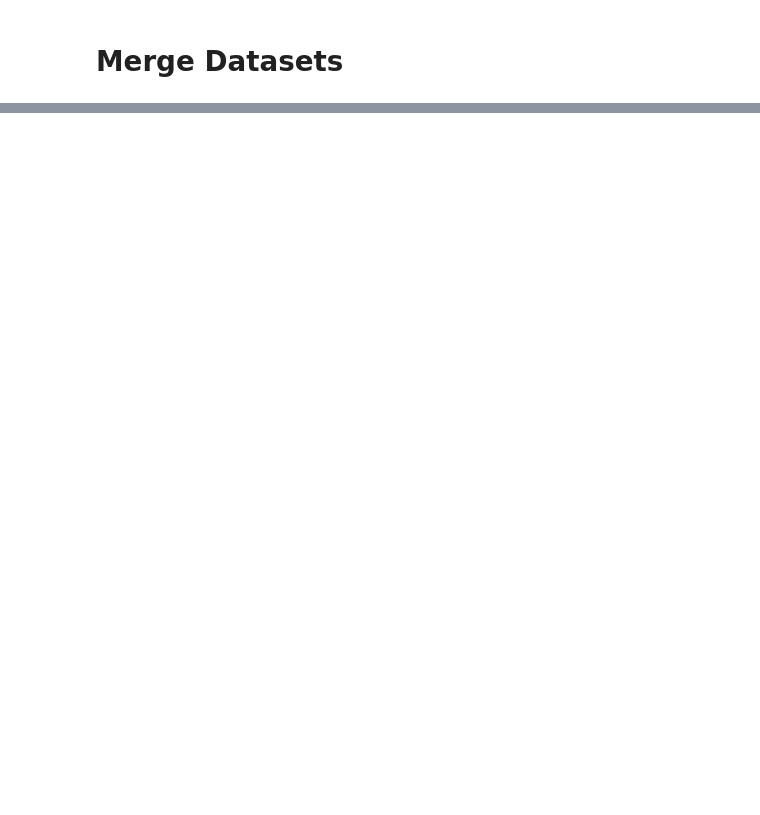
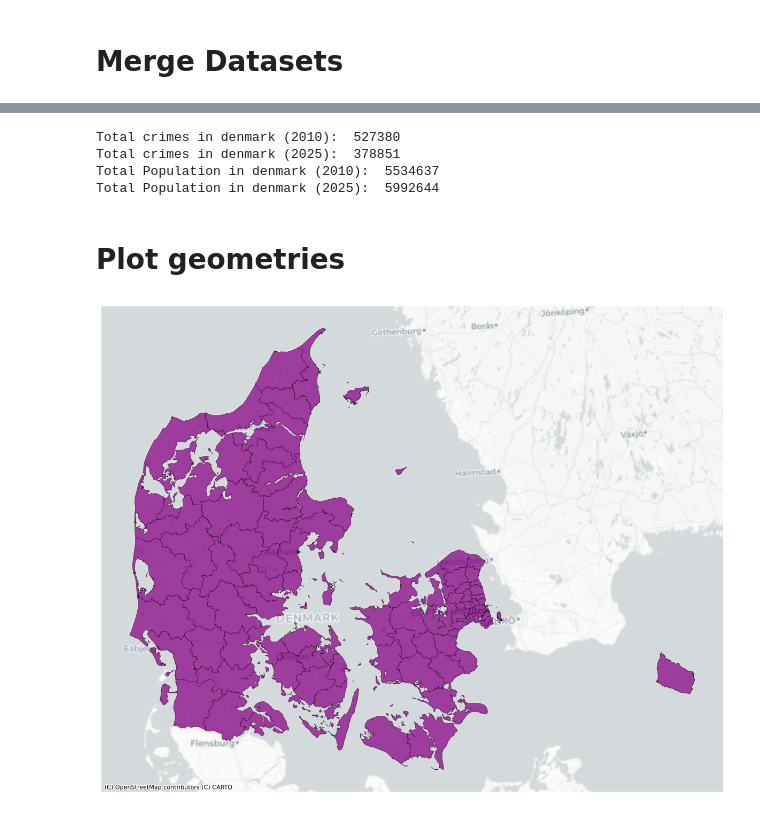
Before and after one commit to Geospatial-data-science-project/Spatial-autocorrelation-on-crime-rates-of-denmark, a Jupyter notebook: geospatial-analysis.ipynb, the cells around one changed output, grey strips where cells are left out. Saved outputs shown, nothing was run; the diff lists cells and outputs as text; code cells hidden in the pictures; blank space fills up the shorter version.

```diff
--- a/geospatial-analysis.ipynb
+++ b/geospatial-analysis.ipynb
@@ -161 +282,23 @@ gdf.shape
+# %%
+print("Total crimes in denmark (2010): ", gdf[gdf['year'] == 2010]['totalCrimes'].sum())
+print("Total crimes in denmark (2025): ", gdf[gdf['year'] == 2025]['totalCrimes'].sum())
+
+print("Total Population in denmark (2010): ", gdf[gdf['year'] == 2010]['totalPopulation'].sum())
+print("Total Population in denmark (2025): ", gdf[gdf['year'] == 2025]['totalPopulation'].sum())
+# %% [output]
+Total crimes in denmark (2010):  527380
+Total crimes in denmark (2025):  378851
+Total Population in denmark (2010):  5534637
+Total Population in denmark (2025):  5992644
+# %% [markdown]
+# Plot geometries
+# %%
+# Plotting municipalities
+ax = gdf.plot(facecolor='purple', edgecolor='black', alpha=0.5, figsize=(15,15), linewidth=0.3)
+
+cx.add_basemap(ax, crs=gdf.crs, source=cx.providers.CartoDB.Positron)
+
+ax.set_axis_off()
+# %% [output]
+[figure, added]
 # %% [markdown]
```
Also changed, not shown: parts of 38 cells of this notebook, 3 other files.
